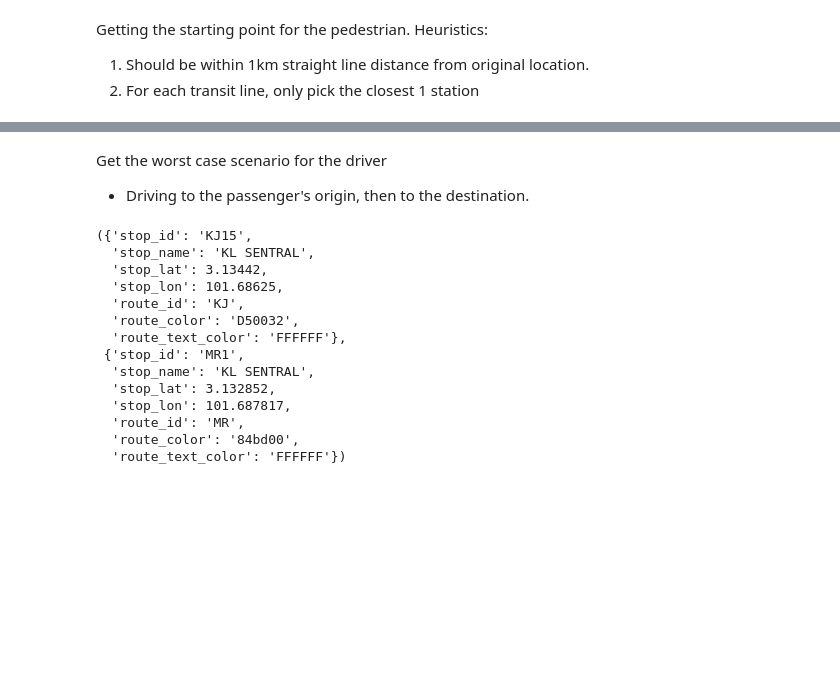
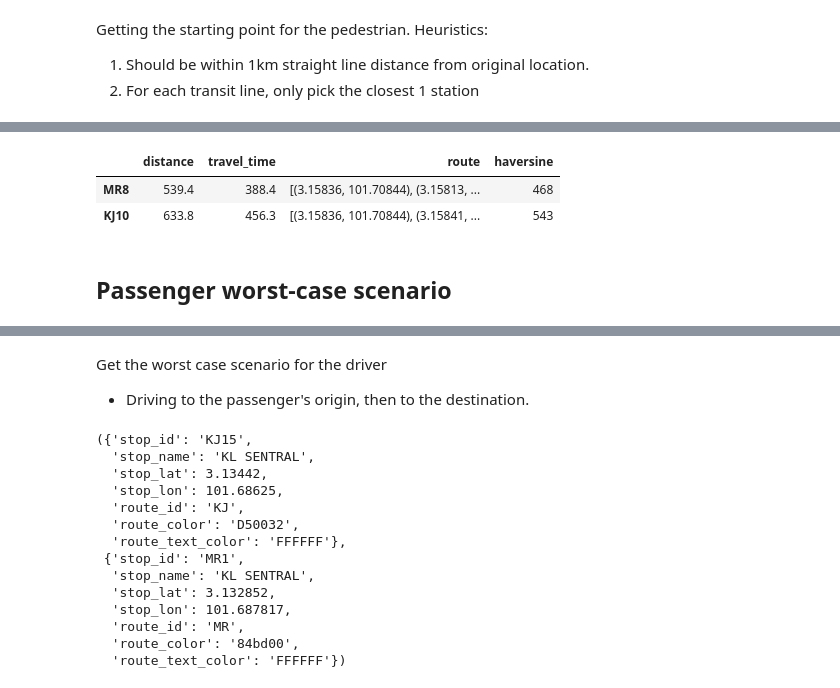
Before and after one commit to noisedoctrine/pickmeup, a Jupyter notebook: route_apis.ipynb, the cells around one changed output, grey strips where cells are left out. Cells and saved outputs as stored; diff of their text form; code cells hidden in the pictures; blank space fills up the shorter version.

Commit message:
fix plotting and origin station logic

```diff
--- a/route_apis.ipynb
+++ b/route_apis.ipynb
@@ -529,8 +575,7 @@ def calculate_distances_poi_to_stations(ref_point, stations):
         for station in stations
     }
 # %%
-orig_dist = calculate_distances_poi_to_stations(orig, stations)
-# dest_dist = calculate_distances_poi_to_stations(dest, stations)
+orig_dist = calculate_haversine_distances_poi_to_stations(ORIG, stations)
 # %%
 # filter stations within distance threshold, rank by proximity,
 # and limit to N stations per transit line
@@ -570,0 +616,46 @@ orig_stations
+# %%
+# Get the walking distance from origin to each station
+origin_to_station_walks = {}
+
+for s in orig_stations.keys():
+
+	# Coordinates of the station
+	station_coords = tuple(stops[stops['stop_id']==s][['stop_lat','stop_lon']].iloc[0])
+
+	# Get walking route from the API
+	route = walking_route([ORIG, station_coords])
+
+	# Parse
+	summary = estimate_road_route_distance_duration(route)
+	route = polyline.decode(route['routes'][0]['geometry'])
+
+	# Store
+	origin_to_station_walks[s] = {
+		'distance' : summary['distance'],
+		'travel_time' : summary['duration'],
+		'route'    : route
+	}
+
+origin_to_station_walks = pd.DataFrame.from_dict(origin_to_station_walks, orient='index')
+del station_coords, summary, route
+# %%
+# Pick the closest station for each line
+origin_to_station_walks = origin_to_station_walks.loc[
+    origin_to_station_walks.groupby(
+        origin_to_station_walks.index.str.replace('[0-9]', '', regex=True)
+    )['distance'].idxmin()
+].sort_values(by='distance')
+# %%
+# Clean up variables
+origin_to_station_walks['haversine'] = origin_to_station_walks.index.map(orig_stations)
+orig_stations = origin_to_station_walks.copy()
+
+del origin_to_station_walks, orig_dist
+# %%
+orig_stations
+# %% [output]
+|  | distance | travel_time | route | haversine |
+| MR8 | 539.4 | 388.4 | [(3.15836, 101.70844), (3.15813, ... | 468 |
+| KJ10 | 633.8 | 456.3 | [(3.15836, 101.70844), (3.15841, ... | 543 |
+# %% [markdown]
+## Passenger worst-case scenario
```
Also changed, not shown: parts of 26 cells of this notebook.
